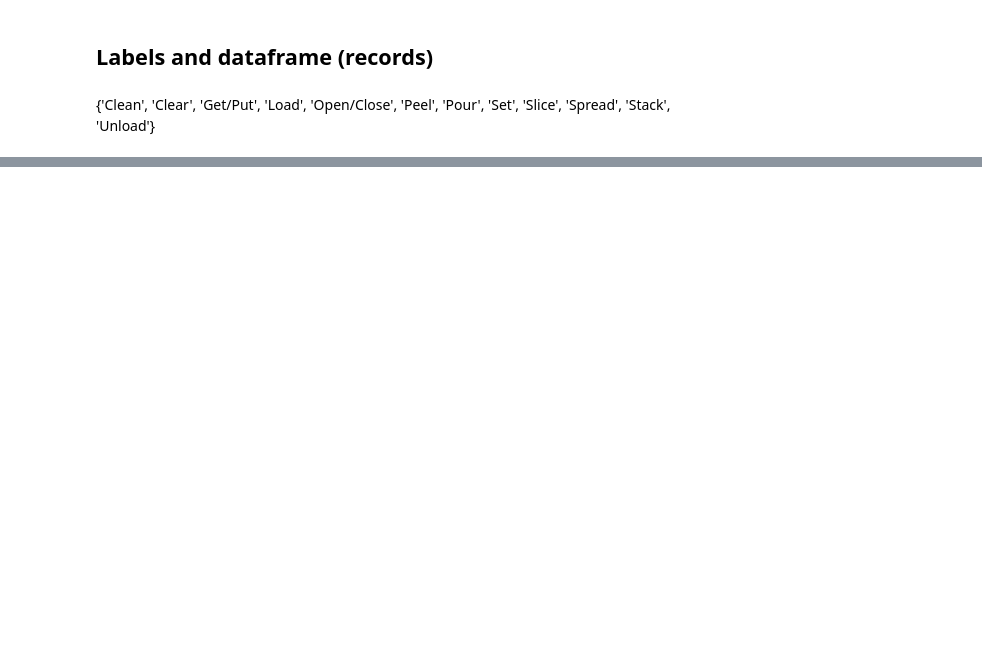
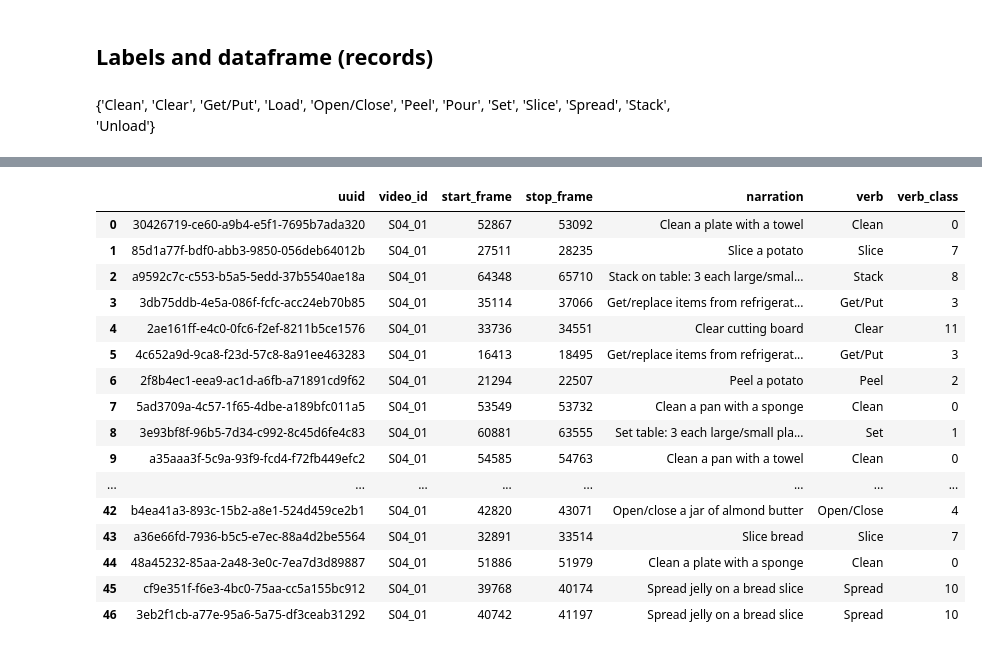
Before and after one commit to angrytako/deep-learning-egovision, a Jupyter notebook: extract_from_action_sense.ipynb, the cells around one changed output, grey strips where cells are left out. Cells and saved outputs as stored; diff of their text form; code cells hidden in the pictures; blank space fills up the shorter version.

```diff
--- a/extract_from_action_sense.ipynb
+++ b/extract_from_action_sense.ipynb
@@ -189,0 +170,25 @@ records_pd.to_pickle(PIKLE_PATH)
+# %%
+from sklearn.model_selection import train_test_split
+train, test = train_test_split(records_pd, test_size=0.2, random_state=9341)
+# %%
+train_final = train.reset_index(drop=True)
+test_final = test.reset_index(drop=True)
+train_final
+# %% [output]
+|  | uuid | video_id | start_frame | stop_frame | narration | verb | verb_class |
+| 0 | 30426719-ce60-a9b4-e5f1-7695b7ada320 | S04_01 | 52867 | 53092 | Clean a plate with a towel | Clean | 0 |
+| 1 | 85d1a77f-bdf0-abb3-9850-056deb64012b | S04_01 | 27511 | 28235 | Slice a potato | Slice | 7 |
+| 2 | a9592c7c-c553-b5a5-5edd-37b5540ae18a | S04_01 | 64348 | 65710 | Stack on table: 3 each large/smal... | Stack | 8 |
+| 3 | 3db75ddb-4e5a-086f-fcfc-acc24eb70b85 | S04_01 | 35114 | 37066 | Get/replace items from refrigerat... | Get/Put | 3 |
+| 4 | 2ae161ff-e4c0-0fc6-f2ef-8211b5ce1576 | S04_01 | 33736 | 34551 | Clear cutting board | Clear | 11 |
+| 5 | 4c652a9d-9ca8-f23d-57c8-8a91ee463283 | S04_01 | 16413 | 18495 | Get/replace items from refrigerat... | Get/Put | 3 |
+| 6 | 2f8b4ec1-eea9-ac1d-a6fb-a71891cd9f62 | S04_01 | 21294 | 22507 | Peel a potato | Peel | 2 |
+| 7 | 5ad3709a-4c57-1f65-4dbe-a189bfc011a5 | S04_01 | 53549 | 53732 | Clean a pan with a sponge | Clean | 0 |
+| 8 | 3e93bf8f-96b5-7d34-c992-8c45d6fe4c83 | S04_01 | 60881 | 63555 | Set table: 3 each large/small pla... | Set | 1 |
+| 9 | a35aaa3f-5c9a-93f9-fcd4-f72fb449efc2 | S04_01 | 54585 | 54763 | Clean a pan with a towel | Clean | 0 |
+| ... | ... | ... | ... | ... | ... | ... | ... |
+| 42 | b4ea41a3-893c-15b2-a8e1-524d459ce2b1 | S04_01 | 42820 | 43071 | Open/close a jar of almond butter | Open/Close | 4 |
+| 43 | a36e66fd-7936-b5c5-e7ec-88a4d2be5564 | S04_01 | 32891 | 33514 | Slice bread | Slice | 7 |
+| 44 | 48a45232-85aa-2a48-3e0c-7ea7d3d89887 | S04_01 | 51886 | 51979 | Clean a plate with a sponge | Clean | 0 |
+| 45 | cf9e351f-f6e3-4bc0-75aa-cc5a155bc912 | S04_01 | 39768 | 40174 | Spread jelly on a bread slice | Spread | 10 |
+| 46 | 3eb2f1cb-a77e-95a6-5a75-df3ceab31292 | S04_01 | 40742 | 41197 | Spread jelly on a bread slice | Spread | 10 |
```
Also changed, not shown: parts of 12 cells of this notebook, 3 other files.
